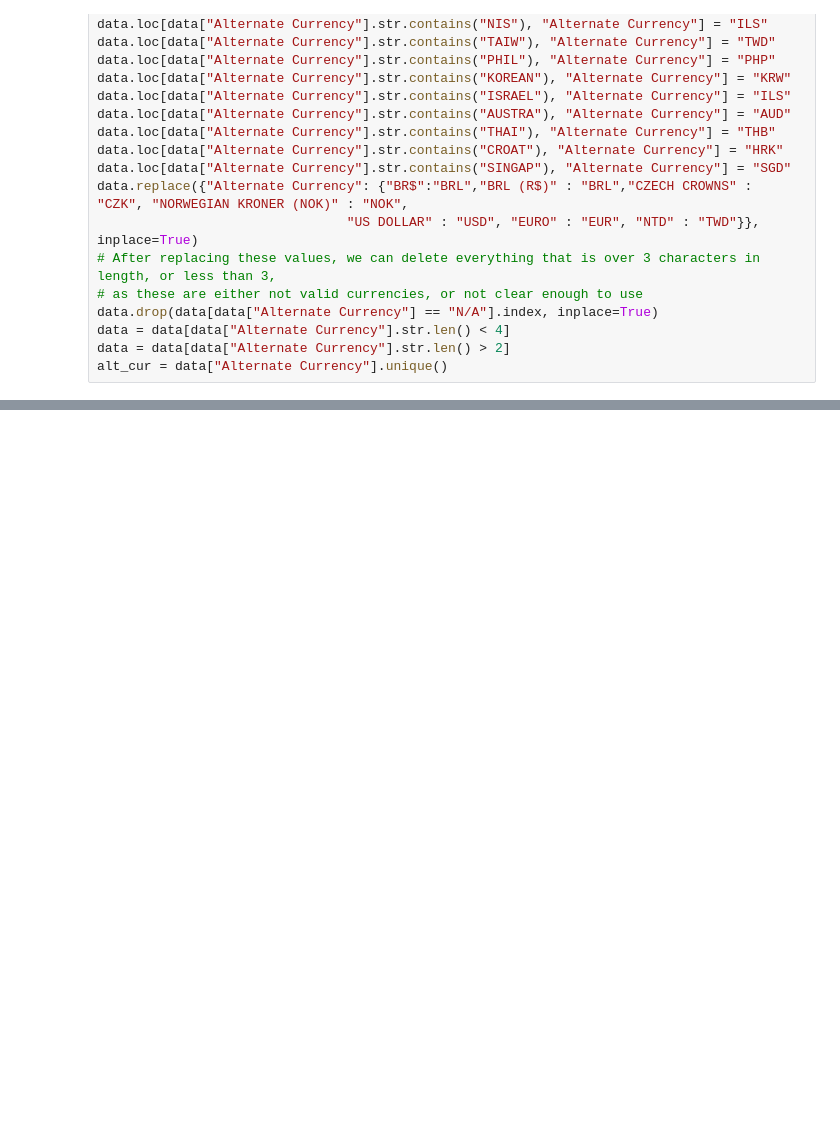
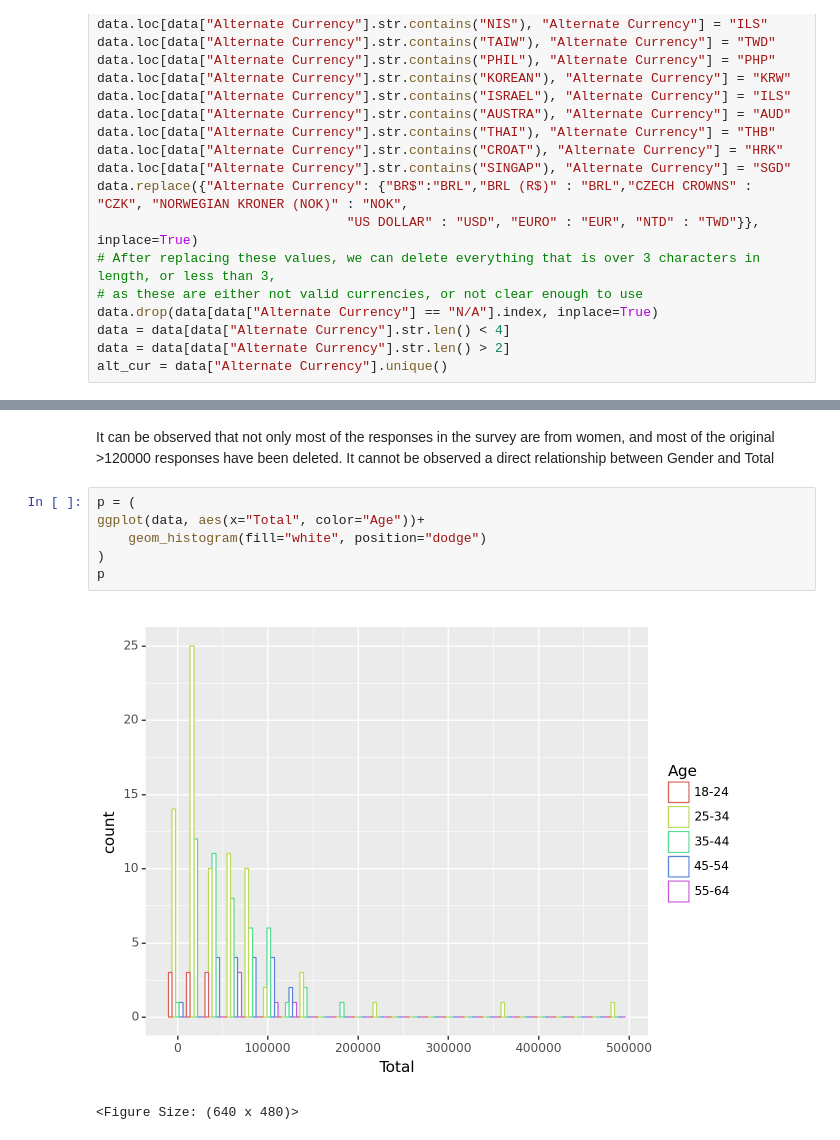
Before and after one commit to iluque001/dst1-denver, a Jupyter notebook: FinalProject.ipynb, the cells around one changed output, grey strips where cells are left out. Cells and saved outputs as stored; diff of their text form; blank space fills up the shorter version.

```diff
--- a/FinalProject.ipynb
+++ b/FinalProject.ipynb
@@ -120,0 +283,12 @@ data.head()
+# %% [markdown]
+It can be observed that not only most of the responses in the survey are from women, and most of the original >120000 responses have been deleted.
+It cannot be observed a direct relationship between Gender and Total
+# %%
+p = (
+ggplot(data, aes(x="Total", color="Age"))+
+    geom_histogram(fill="white", position="dodge")
+)
+p
+# %% [output]
+[figure, added]
+<Figure Size: (640 x 480)>
```
Also changed, not shown: parts of 48 cells of this notebook.
